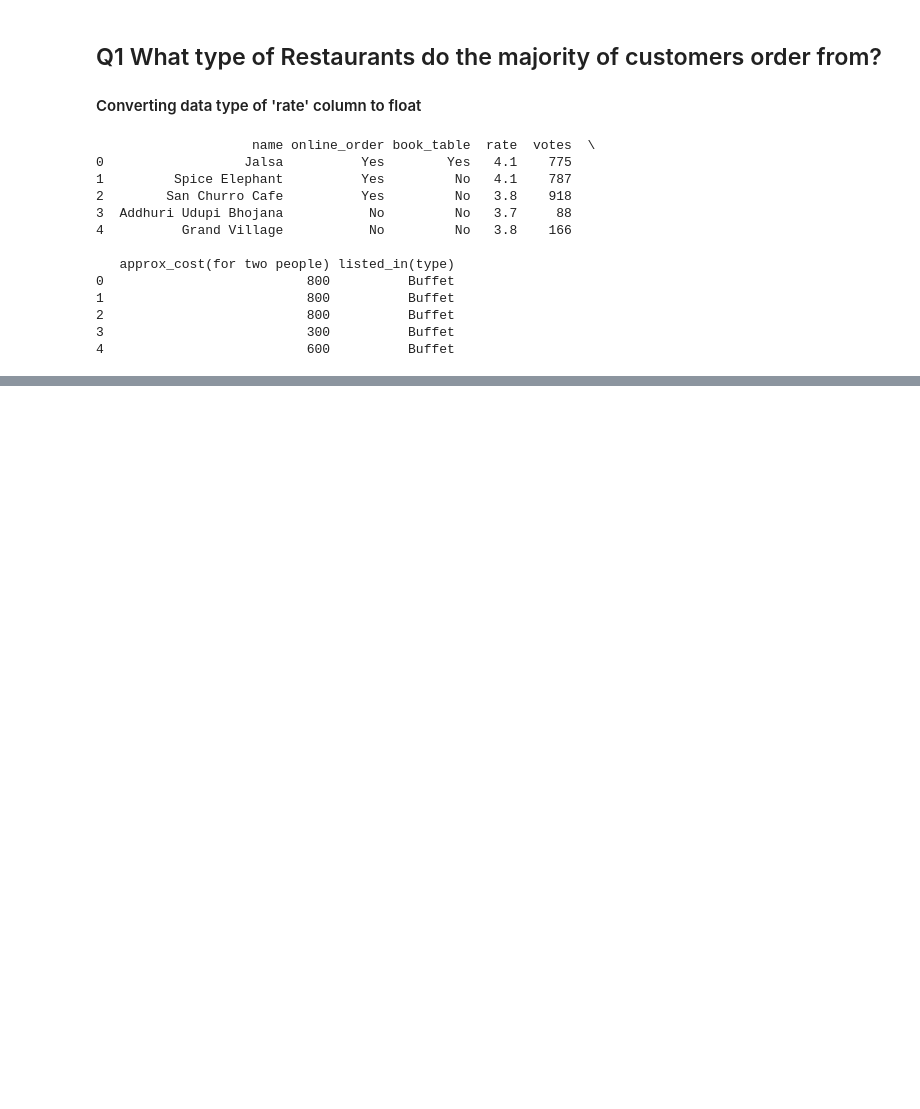
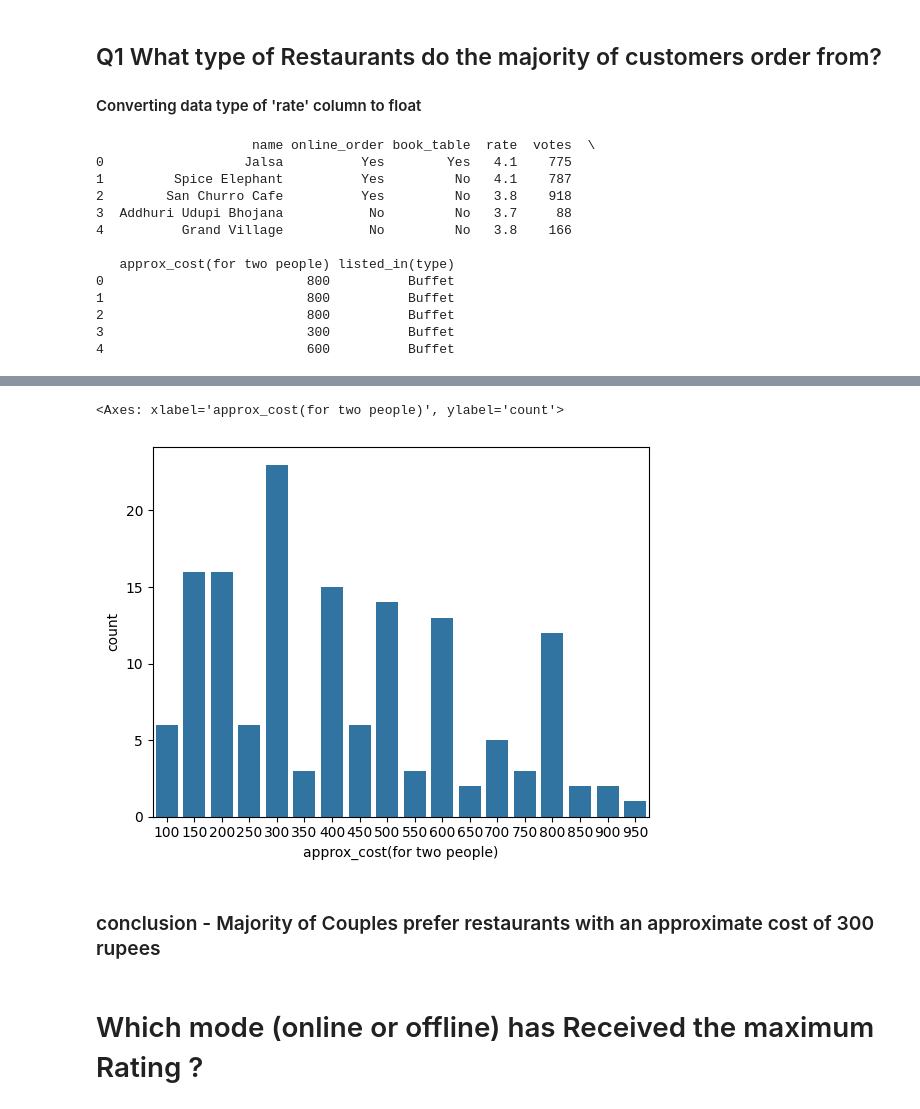
Before and after one commit to codewmanas/Zomato-Analysis, a Jupyter notebook: Zomato.ipynb, the cells around one changed output, grey strips where cells are left out. Drawn from its saved outputs; the diff is of its cells as text; code cells hidden in the pictures; blank space fills up the shorter version.

```diff
--- a/Zomato.ipynb
+++ b/Zomato.ipynb
@@ -55,0 +136,10 @@ print(dataframe.head())
+# %%
+couple_data = dataframe['approx_cost(for two people)']
+sns.countplot(x = couple_data)
+# %% [output]
+<Axes: xlabel='approx_cost(for two people)', ylabel='count'>
+[figure, added]
+# %% [markdown]
+### conclusion - Majority of Couples prefer restaurants with an approximate cost of 300 rupees
+# %% [markdown]
+# Which mode (online or offline) has Received the maximum Rating ?
```
Also changed, not shown: parts of 22 cells of this notebook, 1 other file.
